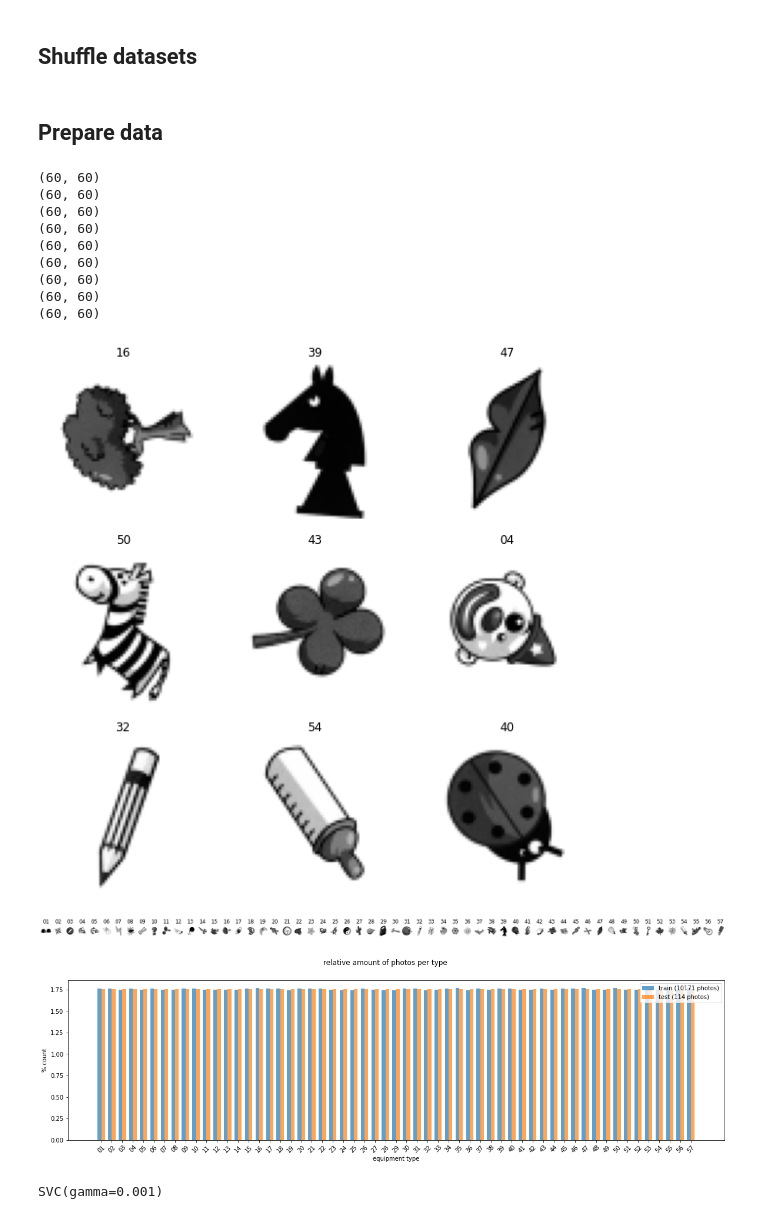
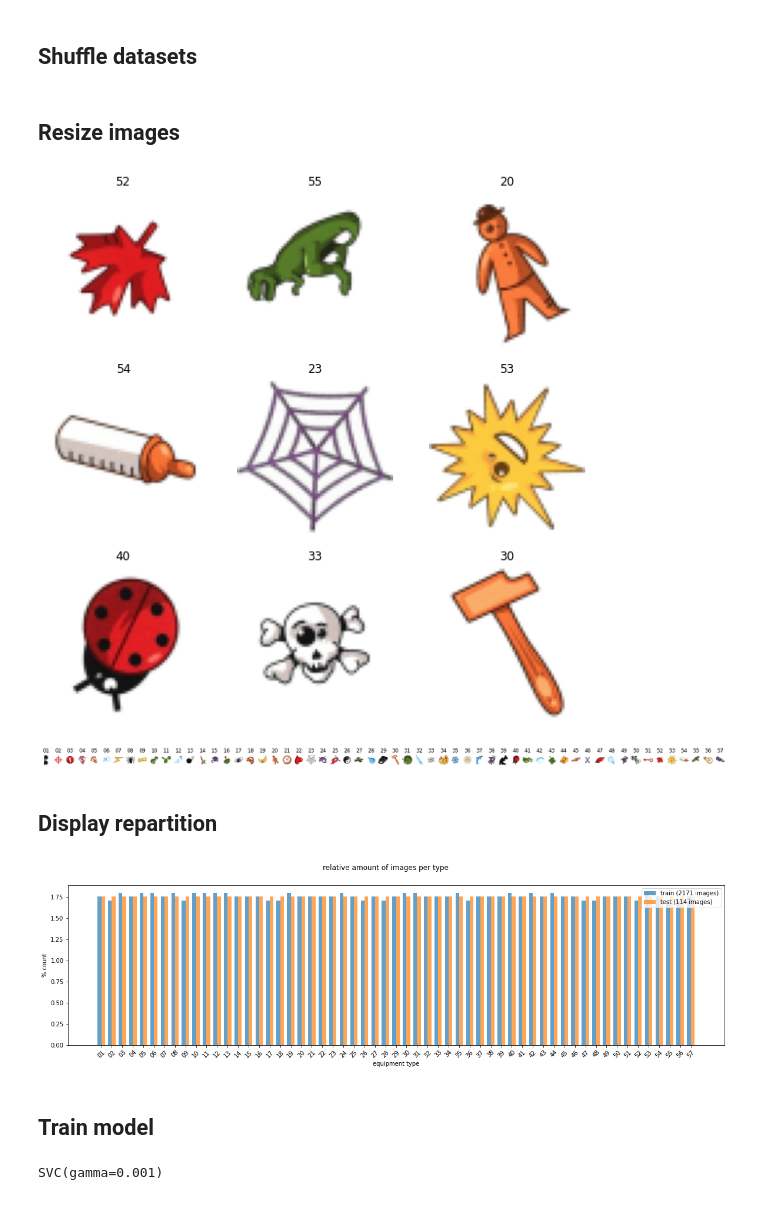
Before and after one commit to Paulopacads/IML_Dobble, a Jupyter notebook: image_classifier.ipynb, the cells around one changed output. Cells and saved outputs as stored; diff of their text form; code cells hidden in the pictures.

```diff
--- a/image_classifier.ipynb
+++ b/image_classifier.ipynb
@@ -159,8 +159,8 @@ def shuffle_set(labels, images):
 # %%
 train_labels, train_images = shuffle_set(train_labels, train_images)
 test_labels, test_images = shuffle_set(test_labels, test_images)
-# %% [markdown]
-## Prepare data
+# %% [markdown]
+## Resize images
 # %%
 def image_resize(image, width, height, inter = cv2.INTER_AREA):
     # initialize the dimensions of the image to be resized and
@@ -179,45 +179,36 @@ def image_resize(image, width, height, inter = cv2.INTER_AREA):
         dim = (int(w * r), height)
 
     # resize the image
     resized = cv2.resize(image, dim, interpolation = inter)
 
-    ret = np.full((height, width), 255, np.uint8)
+    ret = np.full((height, width, 3), 255, np.uint8)
 
 
     y_offset = int((height - resized.shape[0]) / 2)
     x_offset = int((width - resized.shape[1]) / 2)
     ret[y_offset:y_offset+resized.shape[0], x_offset:x_offset+resized.shape[1]] = resized
 
     # return the resized image
     return ret
 
 def resize_images(images):
     resized = []
     for image in images:
         resized.append(image_resize(image, 60, 60))
     return resized
 
 train_images_resized = np.array(resize_images(train_images))
 test_images_resized = np.array(resize_images(test_images))
 
 plt.figure(figsize=(10, 10))
 for j in range(9):
-    print(train_images_resized[j].shape[:2])
+    #print(train_images_resized[j].shape[:2])
     ax = plt.subplot(3, 3, j + 1)
     plt.imshow(train_images_resized[j])
     plt.title(train_labels[j])
     plt.axis("off")
 # %% [output]
-(60, 60)
-(60, 60)
-(60, 60)
-(60, 60)
-(60, 60)
-(60, 60)
-(60, 60)
-(60, 60)
-(60, 60)
-[figure, old version]
+[figure, new version]
 # %%
 # use np.unique to get all unique values in the list of labels
 labels = np.unique(train_labels)
@@ -237,7 +228,9 @@ for ax, label in zip(axes, labels):
     ax.axis('off')
     ax.set_title(label)
 # %% [output]
-[figure, old version]
+[figure, new version]
+# %% [markdown]
+## Display repartition
 # %%
 def plot_bar(y, loc='left', relative=True):
     width = 0.35
@@ -268,15 +261,17 @@ def plot_bar(y, loc='left', relative=True):
     plt.ylabel(ylabel_text)
 
 plt.figure(figsize=(20, 5))
-plt.suptitle('relative amount of photos per type')
+plt.suptitle('relative amount of images per type')
 plot_bar(train_labels, loc='left')
 plot_bar(test_labels, loc='right')
 plt.legend([
-    'train ({0} photos)'.format(len(train_labels)),
-    'test ({0} photos)'.format(len(test_labels))
+    'train ({0} images)'.format(len(train_labels)),
+    'test ({0} images)'.format(len(test_labels))
 ]);
 # %% [output]
-[figure, old version]
+[figure, new version]
+# %% [markdown]
+## Train model
 # %%
 clf = svm.SVC(gamma=0.001)
 # %%
```
Also changed, not shown: parts of 7 cells of this notebook.
